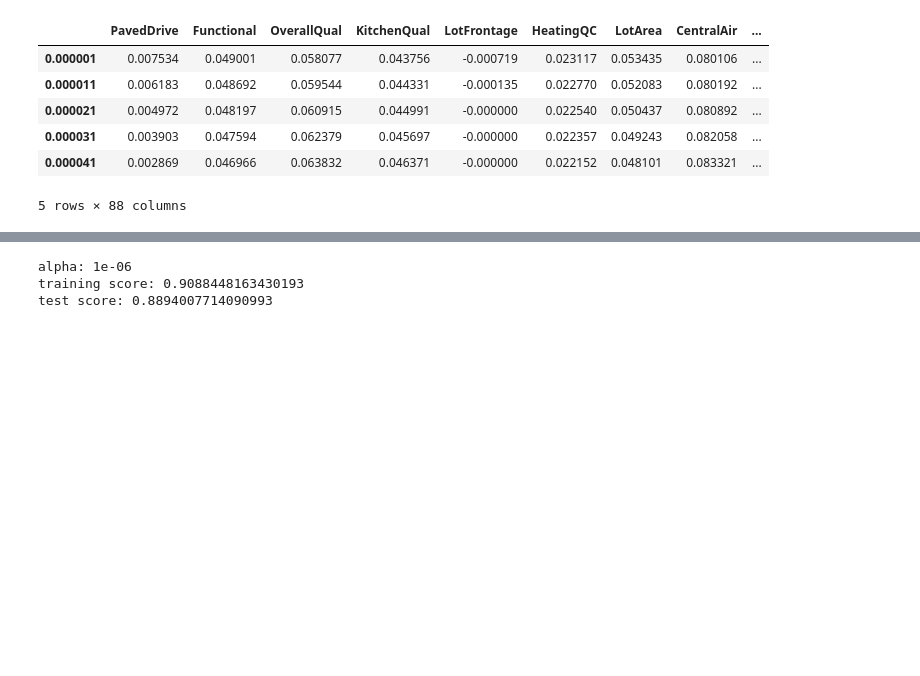
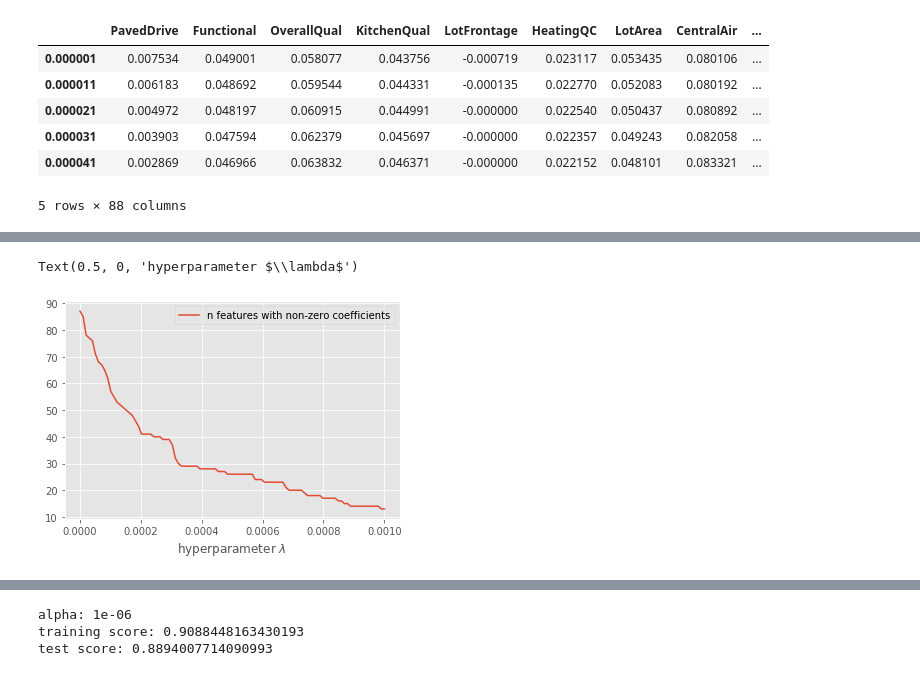
Before and after one commit to evgeniya-engel/ameshousing, a Jupyter notebook: Casey/modeling.ipynb, the cells around one changed output, grey strips where cells are left out. Cells and saved outputs as stored; diff of their text form; code cells hidden in the pictures; blank space fills up the shorter version.

```diff
--- a/Casey/modeling.ipynb
+++ b/Casey/modeling.ipynb
@@ -287,3 +295,6 @@ l_coefs.head()
 | 0.000031 | 0.003903 | 0.047594 | 0.062379 | 0.045697 | -0.000000 | 0.022357 | 0.049243 | 0.082058 | ... |
 | 0.000041 | 0.002869 | 0.046966 | 0.063832 | 0.046371 | -0.000000 | 0.022152 | 0.048101 | 0.083321 | ... |
 5 rows × 88 columns
+# %%
+alphadf = l_coefs.T
+np.sum(alphadf.ne(0),axis=0) # count coefs that have not been shrunk to 0
@@ -290,3 +314,10 @@ l_coefs.head()
+# %%
+plt.plot(np.sum(alphadf.ne(0),axis=0),label='n features with non-zero coefficients')
+plt.legend(loc=1)
+plt.xlabel(r'hyperparameter $\lambda$')
+# %% [output]
+Text(0.5, 0, 'hyperparameter $\\lambda$')
+[figure, added]
 # %%
 for name in l_coefs.columns:
     plt.plot(l_coefs.index, l_coefs[name], label=name)
```
Also changed, not shown: parts of 12 cells of this notebook, 2 other files.
